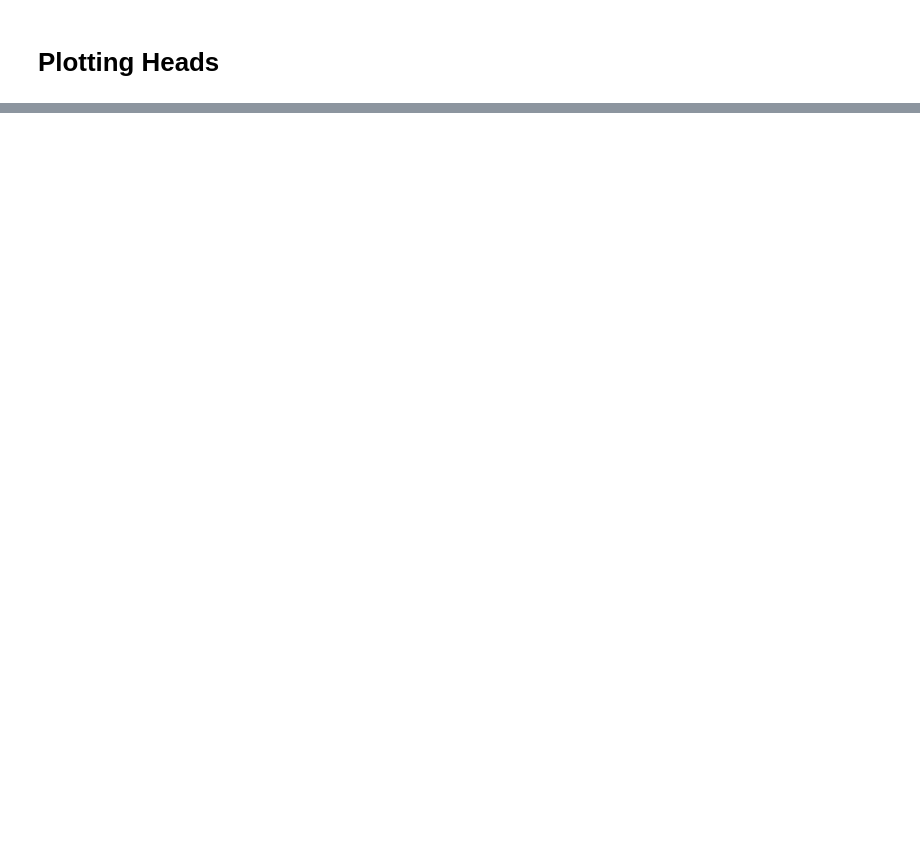
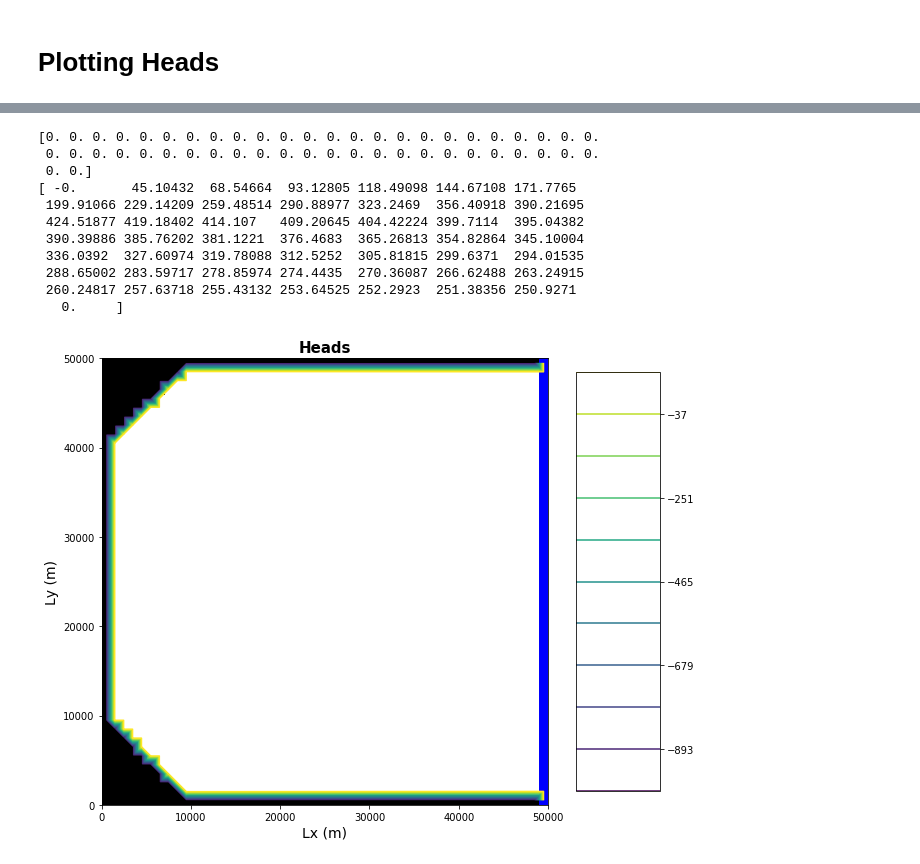
Before and after one commit to groundwater-modeling-Spring2020/GroMore_Project, a Jupyter notebook: Vivek/Grewal_GroMore_S1.ipynb, the cells around one changed output, grey strips where cells are left out. Cells and saved outputs as stored; diff of their text form; code cells hidden in the pictures; blank space fills up the shorter version.

```diff
--- a/Vivek/Grewal_GroMore_S1.ipynb
+++ b/Vivek/Grewal_GroMore_S1.ipynb
@@ -502,20 +487,33 @@ print("Head at Community Well 1 = ", head1[2, int(well_1_row), int(well_1_col)])
 # %%
 #f, axes = plt.subplots(ncols=1, nrows=2, figsize=(5, 10))
 fig3=plt.figure(figsize=(10,10))
-print(fff1[0][0][40])
-print(frf1[0][2][40])
+print(fff[0][0][40])
+print(frf[0][2][40])
 
 modelmap = flopy.plot.PlotMapView(model=m, layer=2) #use modelmap to attach plot to model
 #grid = modelmap.plot_grid() #plot model grid
 qm = modelmap.plot_ibound()
-contour_levels = np.linspace(head1[0][0].min(),head1[0][0].max(),11) #set contour levels for contouring head
-head_contours = modelmap.contour_array(head1, levels=contour_levels) #create head contours
+contour_levels = np.linspace(head[0][0].min(),head[0][0].max(),11) #set contour levels for contouring head
+head_contours = modelmap.contour_array(head, levels=contour_levels) #create head contours
 #flows = modelmap.plot_discharge(frf1[0][0], fff1[0][0], head=head1[0]) #create discharge arrows
 
 #display parameters
 plt.xlabel('Lx (m)',fontsize = 14)
 plt.ylabel('Ly (m)',fontsize = 14)
-plt.title('1 layer scenario', fontsize = 15, fontweight = 'bold')
+plt.title('Heads', fontsize = 15, fontweight = 'bold')
 plt.colorbar(head_contours,aspect=5)
 plt.show(modelmap)
 #plt.savefig('WellScenario_vectors.png')
+# %% [output]
+[0. 0. 0. 0. 0. 0. 0. 0. 0. 0. 0. 0. 0. 0. 0. 0. 0. 0. 0. 0. 0. 0. 0. 0.
+ 0. 0. 0. 0. 0. 0. 0. 0. 0. 0. 0. 0. 0. 0. 0. 0. 0. 0. 0. 0. 0. 0. 0. 0.
+ 0. 0.]
+[ -0.       45.10432  68.54664  93.12805 118.49098 144.67108 171.7765
+ 199.91066 229.14209 259.48514 290.88977 323.2469  356.40918 390.21695
+ 424.51877 419.18402 414.107   409.20645 404.42224 399.7114  395.04382
+ 390.39886 385.76202 381.1221  376.4683  365.26813 354.82864 345.10004
+ 336.0392  327.60974 319.78088 312.5252  305.81815 299.6371  294.01535
+ 288.65002 283.59717 278.85974 274.4435  270.36087 266.62488 263.24915
+ 260.24817 257.63718 255.43132 253.64525 252.2923  251.38356 250.9271
+   0.     ]
+[figure, added]
```
Also changed, not shown: parts of 7 cells of this notebook.
